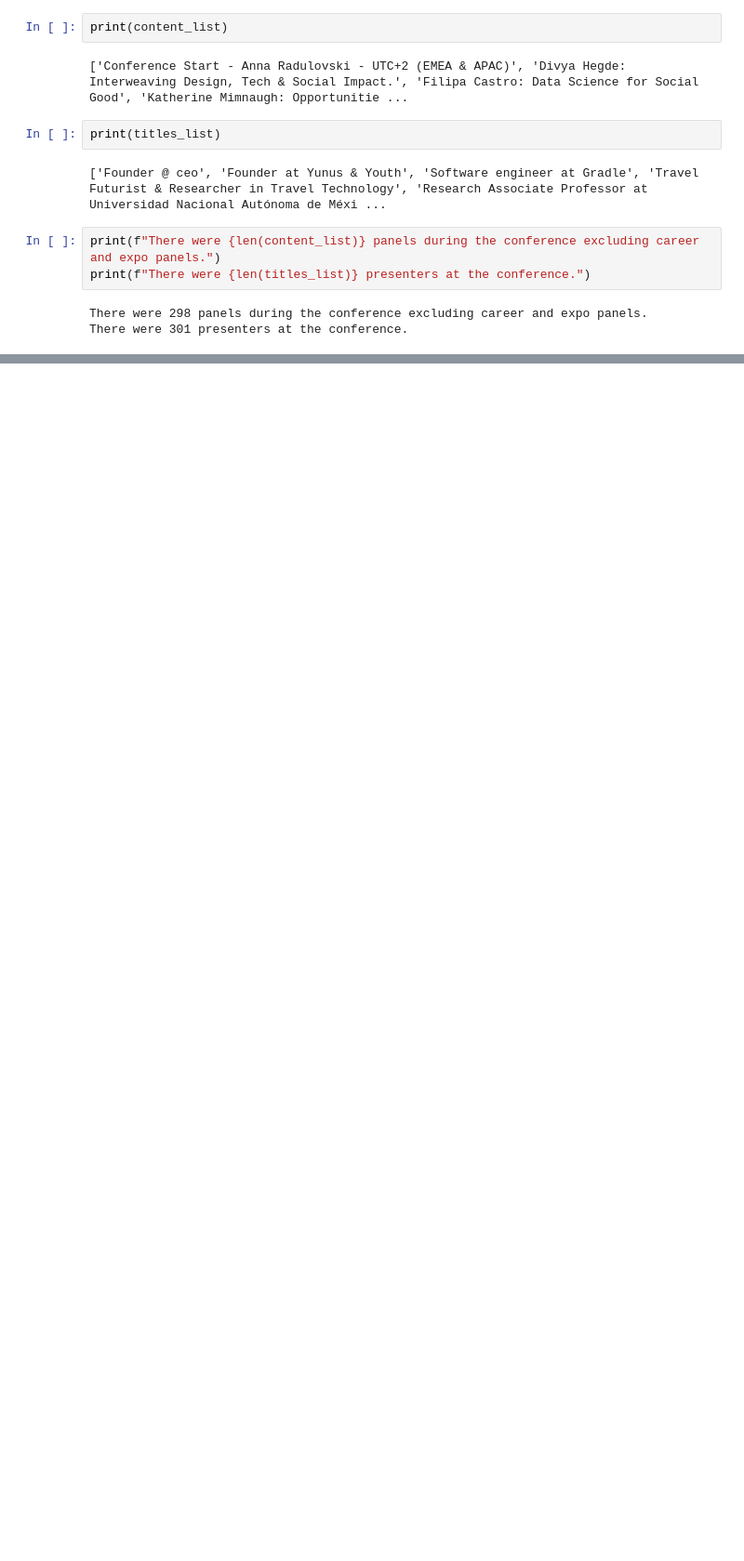
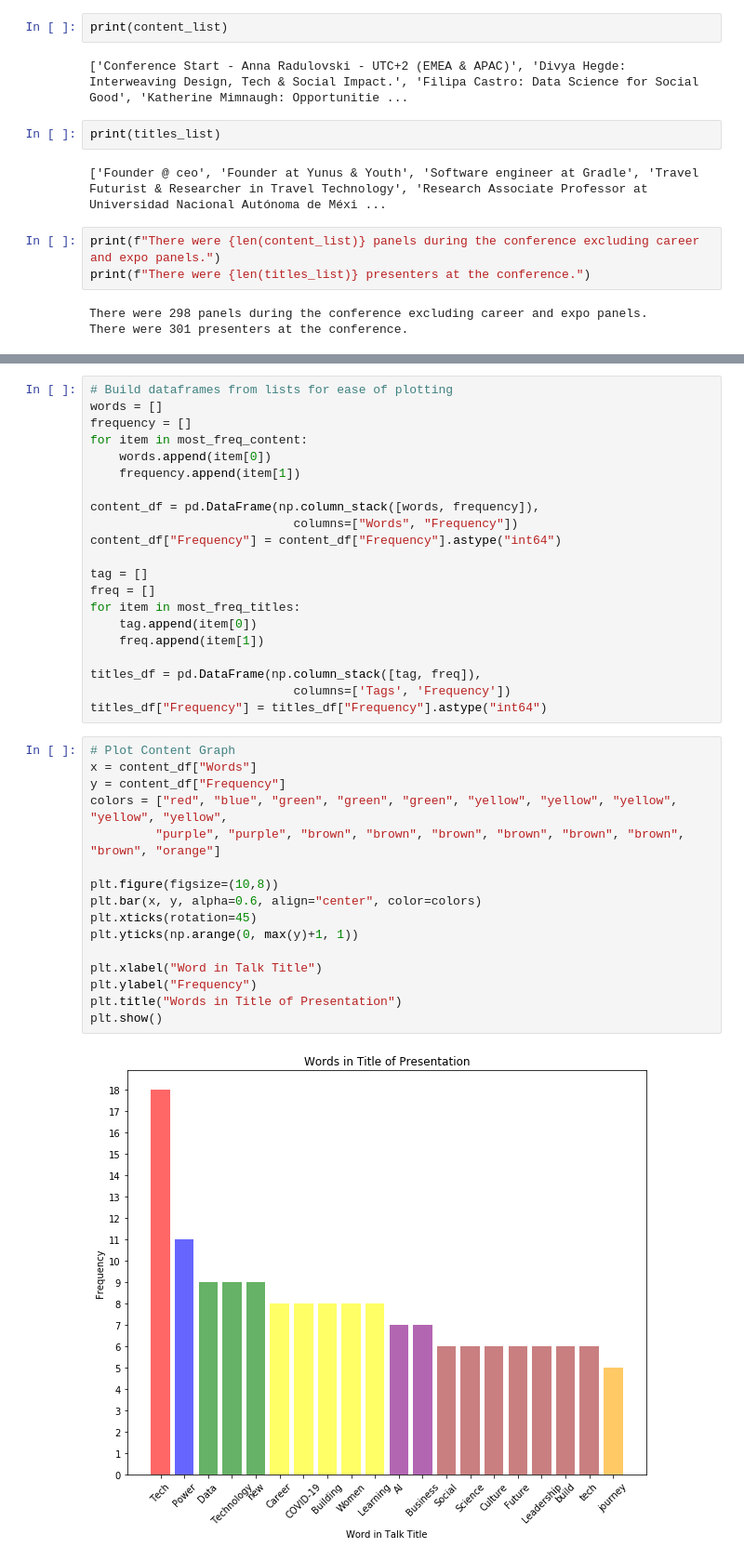
Before and after one commit to tedi529/WomenTech-Insights, a Jupyter notebook: Analysis.ipynb, the cells around one changed output, grey strips where cells are left out. Shown at 93% size. Saved outputs shown, nothing was run; the diff lists cells and outputs as text; blank space fills up the shorter version.

Commit message:
graphs

```diff
--- a/Analysis.ipynb
+++ b/Analysis.ipynb
@@ -120,2 +125,41 @@ Most Common Words in Presenter Titles and Their Counts
 -------------------------------------
 [('CEO', 36), ('Founder', 34), ('Software', 33), ('Engineer', 29), ('Senior', 27), ('Director', 24), ('Data', 18), ('Manager', 16), ('Consultant', 16), ('Developer', 14)]
+# %%
+# Build dataframes from lists for ease of plotting
+words = []
+frequency = []
+for item in most_freq_content:
+    words.append(item[0])
+    frequency.append(item[1])
+
+content_df = pd.DataFrame(np.column_stack([words, frequency]),
+                            columns=["Words", "Frequency"])
+content_df["Frequency"] = content_df["Frequency"].astype("int64")
+
+tag = []
+freq = []
+for item in most_freq_titles:
+    tag.append(item[0])
+    freq.append(item[1])
+
+titles_df = pd.DataFrame(np.column_stack([tag, freq]),
+                            columns=['Tags', 'Frequency'])
+titles_df["Frequency"] = titles_df["Frequency"].astype("int64")
+# %%
+# Plot Content Graph
+x = content_df["Words"]
+y = content_df["Frequency"]
+colors = ["red", "blue", "green", "green", "green", "yellow", "yellow", "yellow", "yellow", "yellow",
+         "purple", "purple", "brown", "brown", "brown", "brown", "brown", "brown", "brown", "orange"]
+
+plt.figure(figsize=(10,8))
+plt.bar(x, y, alpha=0.6, align="center", color=colors)
+plt.xticks(rotation=45)
+plt.yticks(np.arange(0, max(y)+1, 1))
+
+plt.xlabel("Word in Talk Title")
+plt.ylabel("Frequency")
+plt.title("Words in Title of Presentation")
+plt.show()
+# %% [output]
+[figure, added]
```
Also changed, not shown: parts of 4 cells of this notebook.
